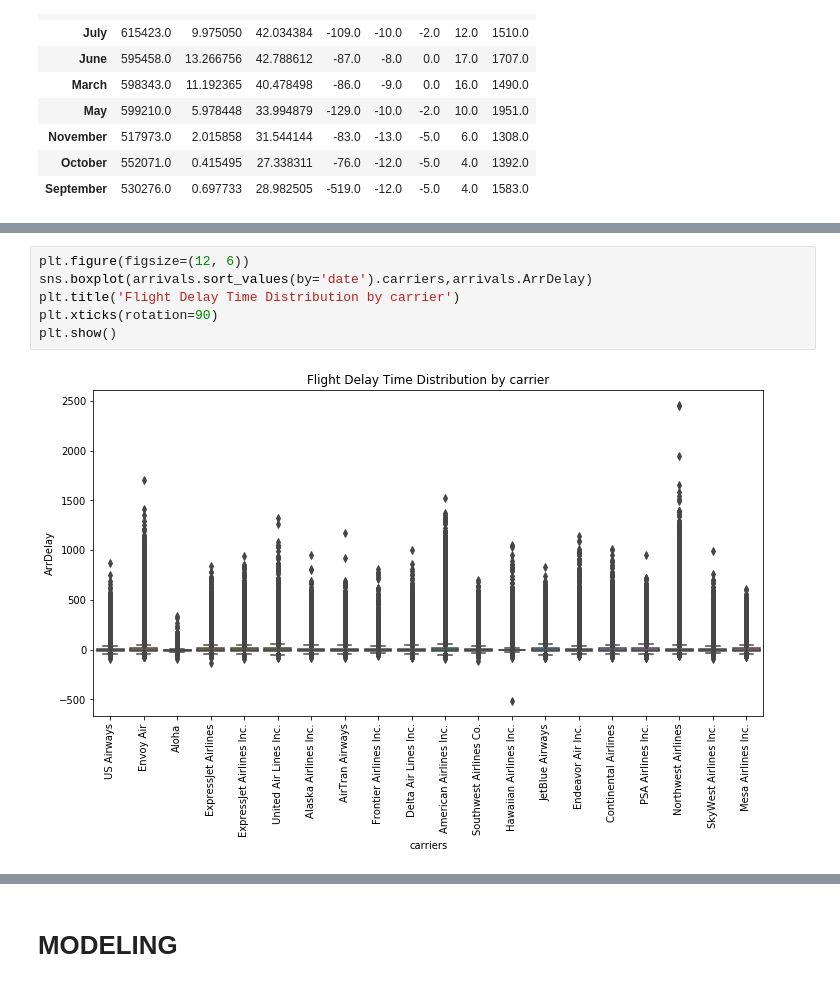
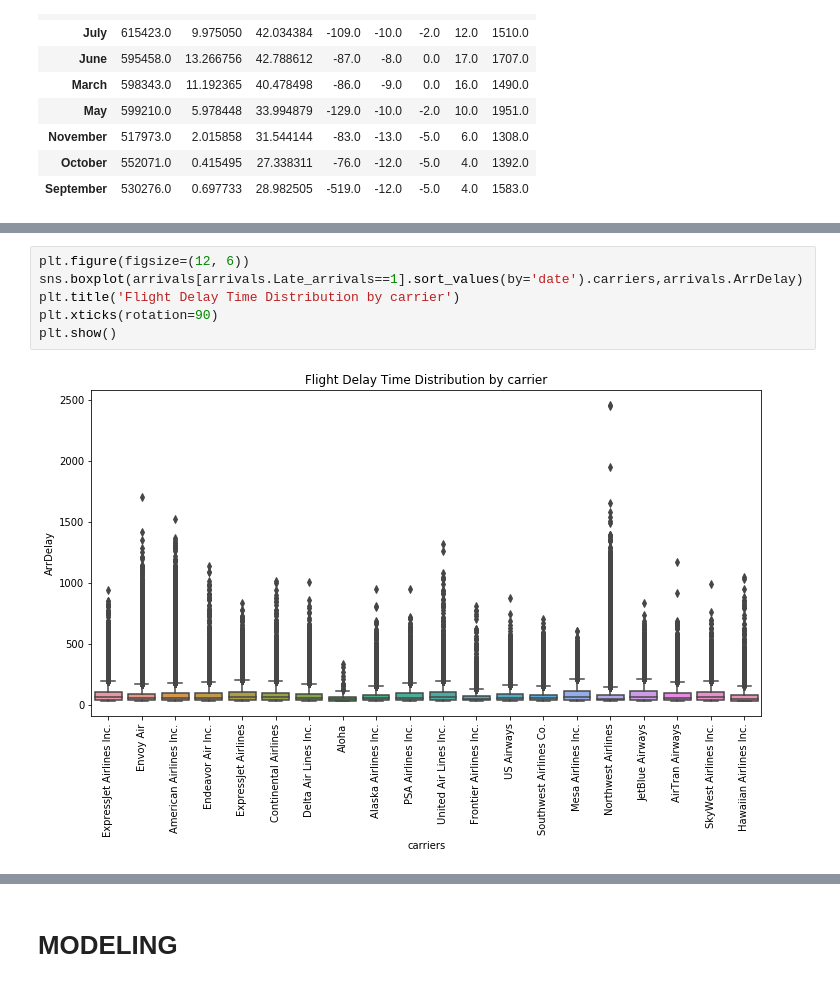
Before and after one commit to keith44/TF-Data_Science, a Jupyter notebook: Data_Science/Supervised learning/Airline Arrivals.ipynb, the cells around one changed output, grey strips where cells are left out. Cells and saved outputs as stored; diff of their text form.

```diff
--- a/Data_Science/Supervised learning/Airline Arrivals.ipynb
+++ b/Data_Science/Supervised learning/Airline Arrivals.ipynb
@@ -500,8 +494,8 @@ arrivals[(arrivals['ArrDelay'] >=2453) & (arrivals['ArrDelay'] <=2461)]
 # %%
 plt.figure(figsize=(12, 6))
-sns.boxplot(arrivals.sort_values(by='date').carriers,arrivals.ArrDelay)
+sns.boxplot(arrivals[arrivals.Late_arrivals==1].sort_values(by='date').carriers,arrivals.ArrDelay)
 plt.title('Flight Delay Time Distribution by carrier')
 plt.xticks(rotation=90)
 plt.show()
 # %% [output]
-[figure, old version]
+[figure, new version]
```
Also changed, not shown: parts of 41 cells of this notebook, 2 other files.
